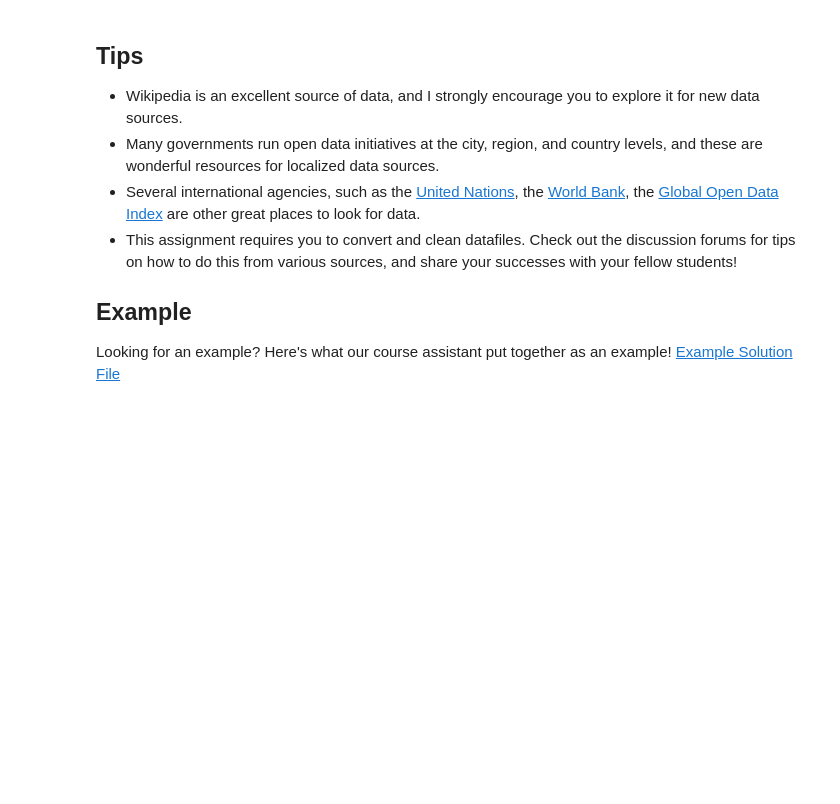
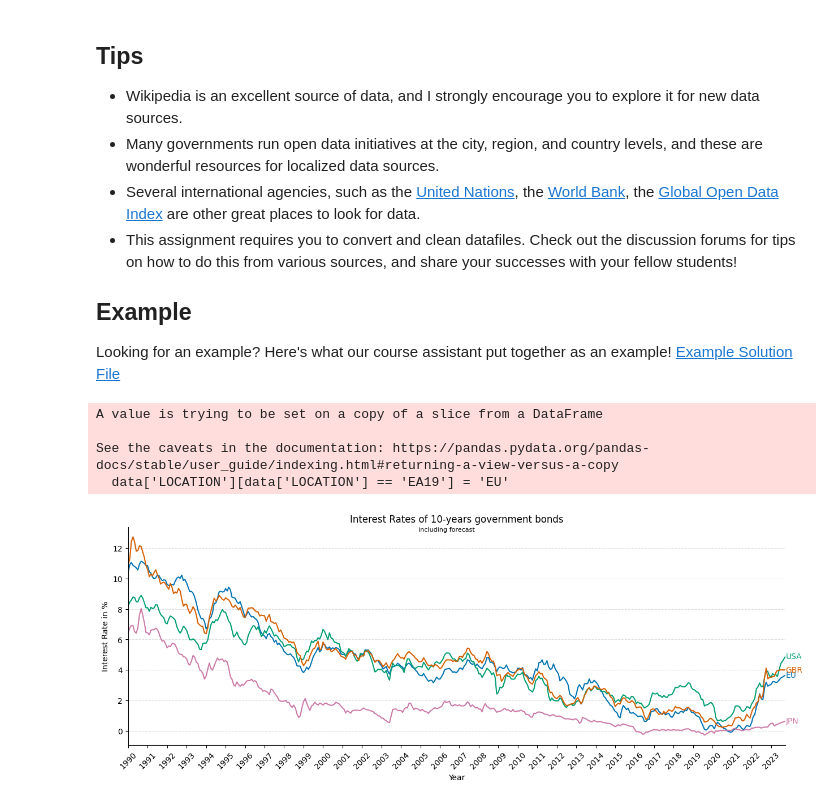
Before and after one commit to schnmnn/applied_data_science, a Jupyter notebook: Course 2 Applied Plotting, Charting & Data Representation in Python/week4/assignment/assignment4.ipynb, the cells around one changed output. Drawn from its saved outputs; the diff is of its cells as text; code cells hidden in the pictures; blank space fills up the shorter version.

```diff
--- a/Course 2 Applied Plotting, Charting & Data Representation in Python/week4/assignment/assignment4.ipynb
+++ b/Course 2 Applied Plotting, Charting & Data Representation in Python/week4/assignment/assignment4.ipynb
@@ -26,3 +26,72 @@ Here are the assignment instructions:
 
 ## Example
 Looking for an example? Here's what our course assistant put together as an example! [Example Solution File](./readonly/Assignment4_example.pdf)
+# %%
+import pandas as pd
+import matplotlib.pyplot as plt
+import matplotlib.dates as mdates
+import seaborn as sns
+
+eu = pd.read_csv("assets/long_term_bonds_eu.csv")
+usa = pd.read_csv("assets/long_term_bonds_usa.csv")
+gbr = pd.read_csv("assets/long_term_bonds_gbr.csv")
+jpn = pd.read_csv("assets/long_term_bonds_jpn.csv")
+
+list_of_dataframes = [eu,usa,gbr,jpn]
+data = pd.concat(list_of_dataframes).reset_index(drop=True)
+data['TIME'] = pd.to_datetime(data['TIME'])
+data['LOCATION'][data['LOCATION'] == 'EA19'] = 'EU'
+
+
+forecast = pd.read_csv('assets/DP_LIVE_22102023135237844.csv')
+forecast = forecast[(forecast['LOCATION'] == 'GBR' )| (forecast['LOCATION'] == 'USA') | (forecast['LOCATION'] == 'JPN') | (forecast['LOCATION'] == 'EA17')].reset_index(drop=True)
+forecast['TIME'] = pd.to_datetime(forecast['TIME'])
+forecast = forecast[forecast['TIME'] >= '2023-04-01']
+forecast['LOCATION'][forecast['LOCATION'] == 'EA17'] = 'EU'
+
+data = pd.concat([data,forecast])
+
+
+# see the pre-defined styles provided.
+plt.style.available
+# use the 'seaborn-colorblind' style
+plt.style.use('seaborn-v0_8-colorblind')
+fig, ax = plt.subplots(figsize=(15, 5))
+#plt.figure(figsize=(15, 5))
+sns.lineplot(data=data, x='TIME', y='Value', hue='LOCATION')
+
+# Setting x-axis to display only years
+ax = plt.gca()
+ax.xaxis.set_major_locator(mdates.YearLocator())
+ax.xaxis.set_major_formatter(mdates.DateFormatter('%Y'))
+ax.set_xlim(data['TIME'].min(), data['TIME'].max())  # Set x-axis limits to the min and max of the Date column
+
+# Rotating x-axis labels by 45 degrees
+plt.xticks(rotation=45)
+
+# Remove top and right borders
+ax.spines['top'].set_visible(False)
+ax.spines['right'].set_visible(False)
+
+# Adding description at the end of each line
+for line, name in zip(ax.lines, data['LOCATION'].unique()):
+    y = line.get_ydata()[-1]
+    ax.text(data['TIME'].max(), y, name, color=line.get_color(), verticalalignment='center')
+
+# Adding shaded lines for the y-axis values
+ax.yaxis.grid(True, linestyle='--', which='major', color='grey', alpha=.25)
+
+
+plt.title("Interest Rates of 10 years government bonds")
+fig.suptitle("including forecast", y=0.88, fontsize=8)
+plt.xlabel("Year")
+plt.ylabel("Interest Rate in %")
+plt.legend(title='Area')
+plt.legend().remove()
+plt.show()
+# %% [output]
+A value is trying to be set on a copy of a slice from a DataFrame
+
+See the caveats in the documentation: https://pandas.pydata.org/pandas-docs/stable/user_guide/indexing.html#returning-a-view-versus-a-copy
+  data['LOCATION'][data['LOCATION'] == 'EA19'] = 'EU'
+[figure, added]
```
Also changed, not shown: 8 other files.
